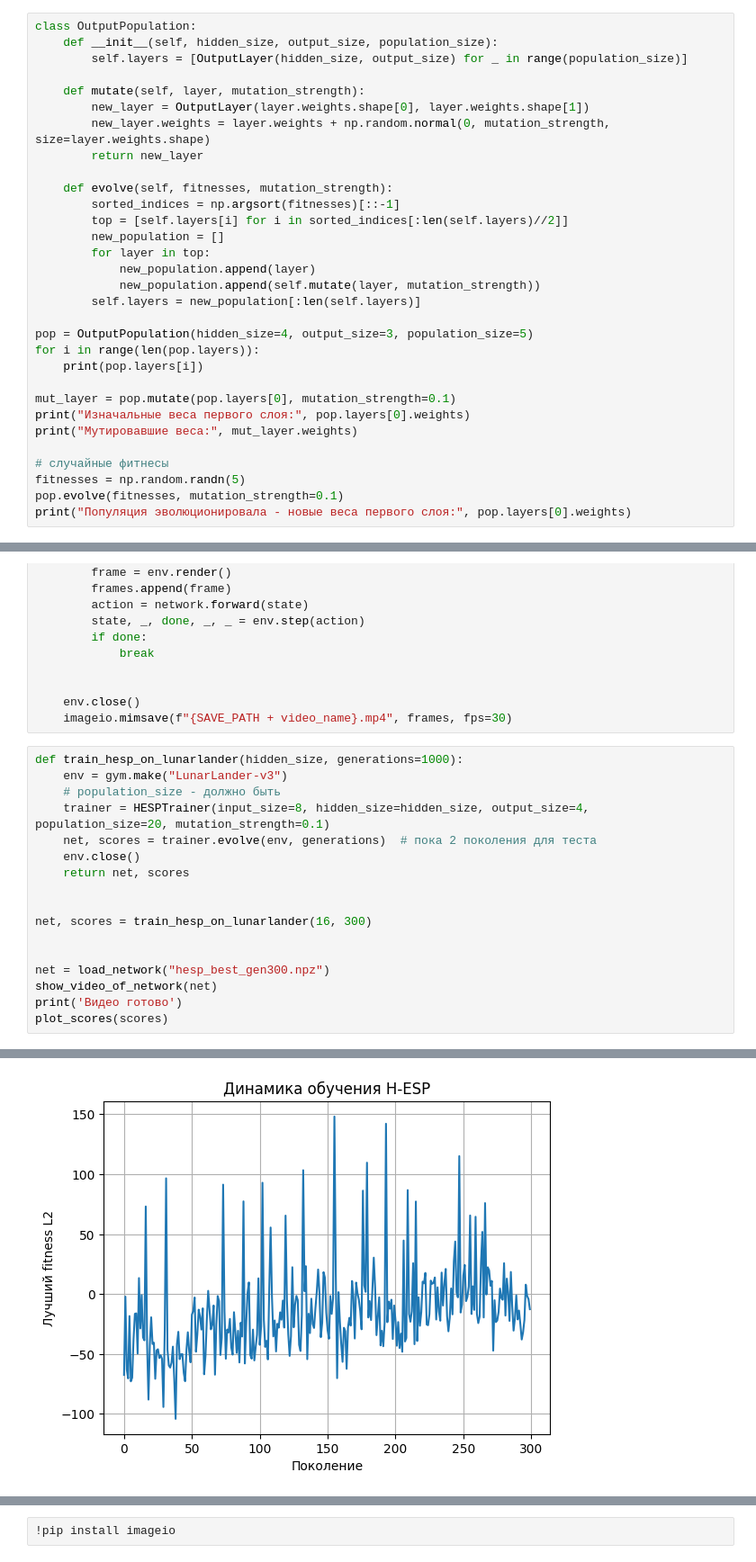
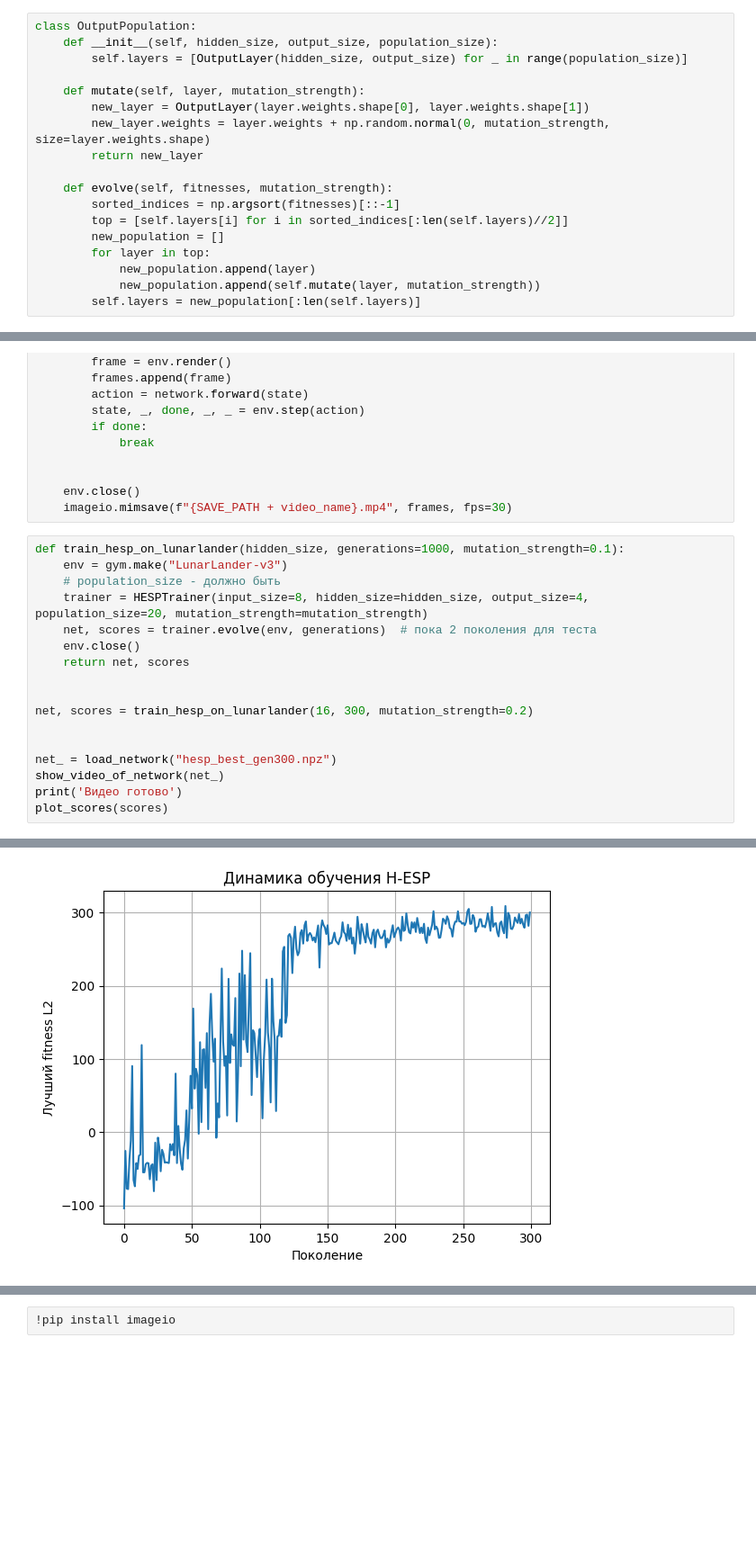
Before and after one commit to doresolla/LunarLander, a Jupyter notebook: h_esp.ipynb, the cells around one changed output, grey strips where cells are left out. Shown at 90% size. Cells and saved outputs as stored; diff of their text form; blank space fills up the shorter version.

```diff
--- a/h_esp.ipynb
+++ b/h_esp.ipynb
@@ -114,16 +114,3 @@ class OutputPopulation:
             new_population.append(layer)
             new_population.append(self.mutate(layer, mutation_strength))
         self.layers = new_population[:len(self.layers)]
-
-pop = OutputPopulation(hidden_size=4, output_size=3, population_size=5)
-for i in range(len(pop.layers)):
-    print(pop.layers[i])
-
-mut_layer = pop.mutate(pop.layers[0], mutation_strength=0.1)
-print("Изначальные веса первого слоя:", pop.layers[0].weights)
-print("Мутировавшие веса:", mut_layer.weights)
-
-# случайные фитнесы
-fitnesses = np.random.randn(5)
-pop.evolve(fitnesses, mutation_strength=0.1)
-print("Популяция эволюционировала - новые веса первого слоя:", pop.layers[0].weights)
@@ -435,20 +404,20 @@ def show_video_of_network(network, env_name="LunarLander-v3", video_name="hesp_d
     env.close()
     imageio.mimsave(f"{SAVE_PATH + video_name}.mp4", frames, fps=30)
 # %%
-def train_hesp_on_lunarlander(hidden_size, generations=1000):
+def train_hesp_on_lunarlander(hidden_size, generations=1000, mutation_strength=0.1):
     env = gym.make("LunarLander-v3")
     # population_size - должно быть
-    trainer = HESPTrainer(input_size=8, hidden_size=hidden_size, output_size=4, population_size=20, mutation_strength=0.1)
+    trainer = HESPTrainer(input_size=8, hidden_size=hidden_size, output_size=4, population_size=20, mutation_strength=mutation_strength)
     net, scores = trainer.evolve(env, generations)  # пока 2 поколения для теста
     env.close()
     return net, scores
 
 
-net, scores = train_hesp_on_lunarlander(16, 300)
+net, scores = train_hesp_on_lunarlander(16, 300, mutation_strength=0.2)
 
 
-net = load_network("hesp_best_gen300.npz")
-show_video_of_network(net)
+net_ = load_network("hesp_best_gen300.npz")
+show_video_of_network(net_)
 print('Видео готово')
 plot_scores(scores)
 # %% [output]
@@ -492,7 +461,7 @@ L2 -> L1: пересадка нейронов
 [figure]
 IMAGEIO FFMPEG_WRITER WARNING: input image is not divisible by macro_block_size=16, resizing from (600, 400) to (608, 400) to ensure video compatibility with most codecs and players. To prevent resizi ...
 Видео готово
-[figure, old version]
+[figure, new version]
 # %%
 print(scores)
 # %% [output]
```
Also changed, not shown: parts of 10 cells of this notebook.
